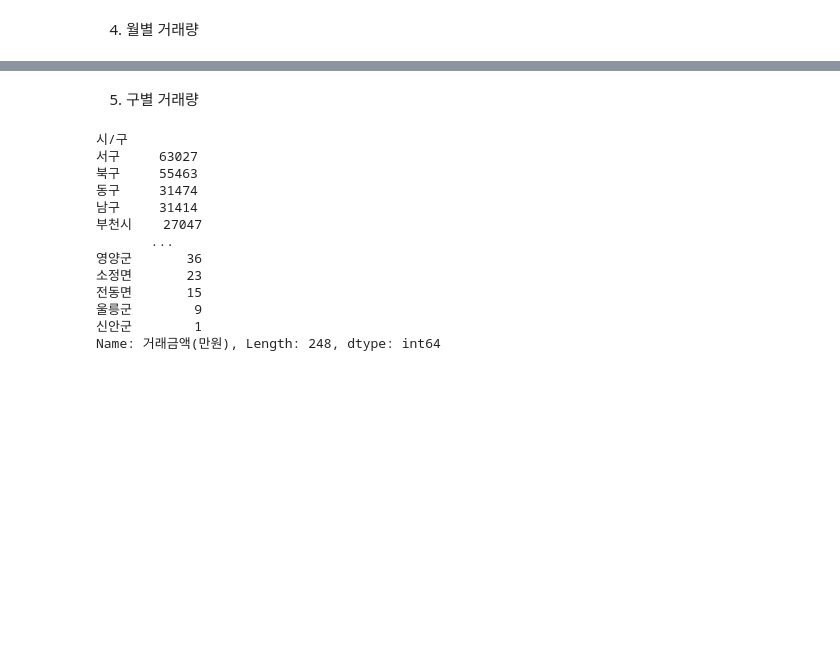
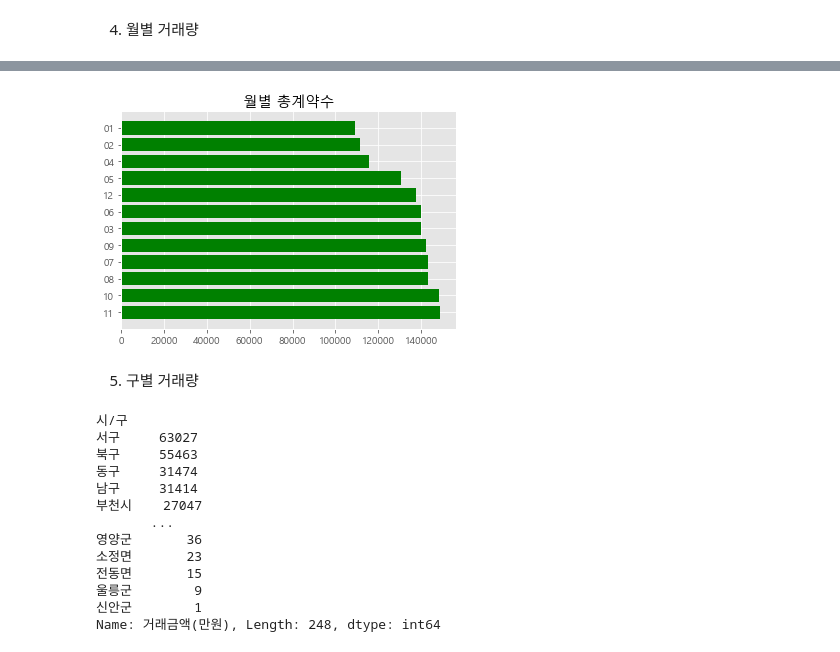
Before and after one commit to 3420ally/ESAA, a Jupyter notebook: ESAA_전국 아파트 매매가 분석 및 예측 프로젝트.ipynb, the cells around one changed output, grey strips where cells are left out. Saved outputs shown, nothing was run; the diff lists cells and outputs as text; code cells hidden in the pictures; blank space fills up the shorter version.

```diff
--- a/ESAA_전국 아파트 매매가 분석 및 예측 프로젝트.ipynb
+++ b/ESAA_전국 아파트 매매가 분석 및 예측 프로젝트.ipynb
@@ -111,7 +141,3 @@ Name: 계약월, Length: 1610485, dtype: object
 # 데이터 살펴보기
 # %% [markdown]
 1. 구별 제곱미터당 거래가격의 평균
-# %%
-apt171819['전용면적당가격'] = apt171819['거래금액(만원)'] / apt171819['전용면적(㎡)']
-mean_price_per_square = apt171819.groupby(['시/구'])['전용면적당가격'].mean().sort_values(ascending=False)
-mean_price_per_square
@@ -174,6 +223,9 @@ Name: 거래금액(만원), dtype: float64
 # %% [markdown]
 4. 월별 거래량
 # %%
-volume_by_month = apt171819.groupby(['계약월'])['거래금액(만원)'].count().sort_values(ascending=False)
+volume_by_month = apt171819.groupby('계약월').count()
+volume_by_month['당월 계약수'] = volume_by_month['거래금액(만원)']
+volume_by_month = volume_by_month.loc[:,['당월 계약수']]
+volume_by_month = volume_by_month.sort_values('당월 계약수', ascending=False)
 volume_by_month
 # %% [output]
@@ -194,3 +246,10 @@ Name: 거래금액(만원), dtype: int64
+# %%
+plt.rc('font', family='Malgun Gothic')
+plt.title("월별 총계약수")
+plt.barh(volume_by_month.index, volume_by_month['당월 계약수'], color='green')
+plt.show()
+# %% [output]
+[figure, added]
 # %% [markdown]
 5. 구별 거래량
 # %%
```
Also changed, not shown: parts of 31 cells of this notebook, 1 other file.
